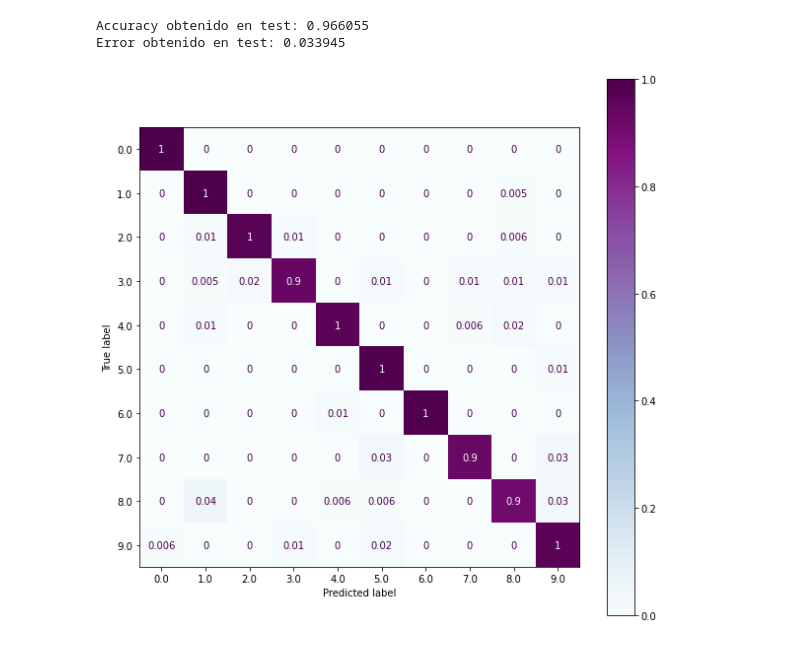
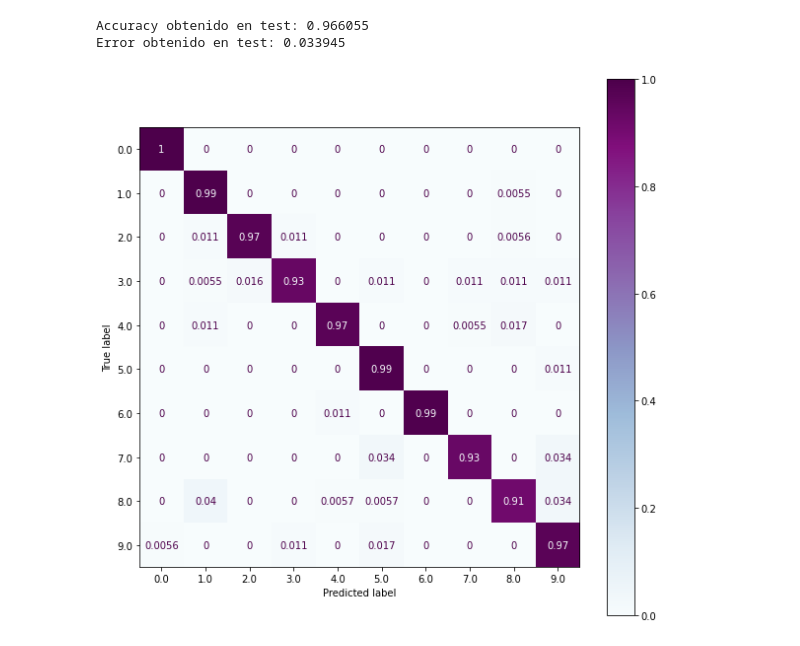
Before and after one commit to SofiaAlmeida/AA, a Jupyter notebook: P3/optdigits.ipynb, the cells around one changed output. Saved outputs shown, nothing was run; the diff lists cells and outputs as text; code cells hidden in the pictures.

```diff
--- a/P3/optdigits.ipynb
+++ b/P3/optdigits.ipynb
@@ -109,8 +109,8 @@ Error obtenido en test: 0.033945
 # %%
 from sklearn.metrics import plot_confusion_matrix
 import matplotlib.pyplot as plt
 fig, ax = plt.subplots(figsize=(10,10))
-plot_confusion_matrix(best_lreg, X_test, y_test, normalize = 'true', cmap = 'BuPu', values_format= '.1g', ax = ax)
+plot_confusion_matrix(best_lreg, X_test, y_test, normalize = 'true', cmap = 'BuPu', ax = ax)
 plt.savefig('./fig/conf_mat.pdf')
 # %% [output]
-[figure, old version]
+[figure, new version]
```
